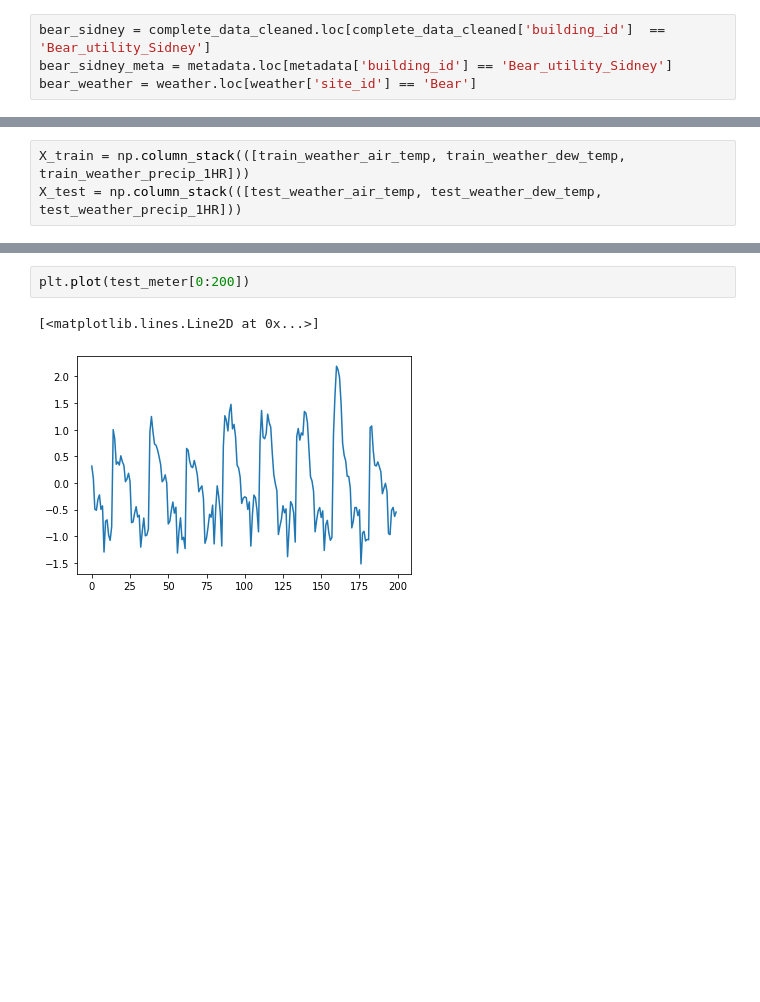
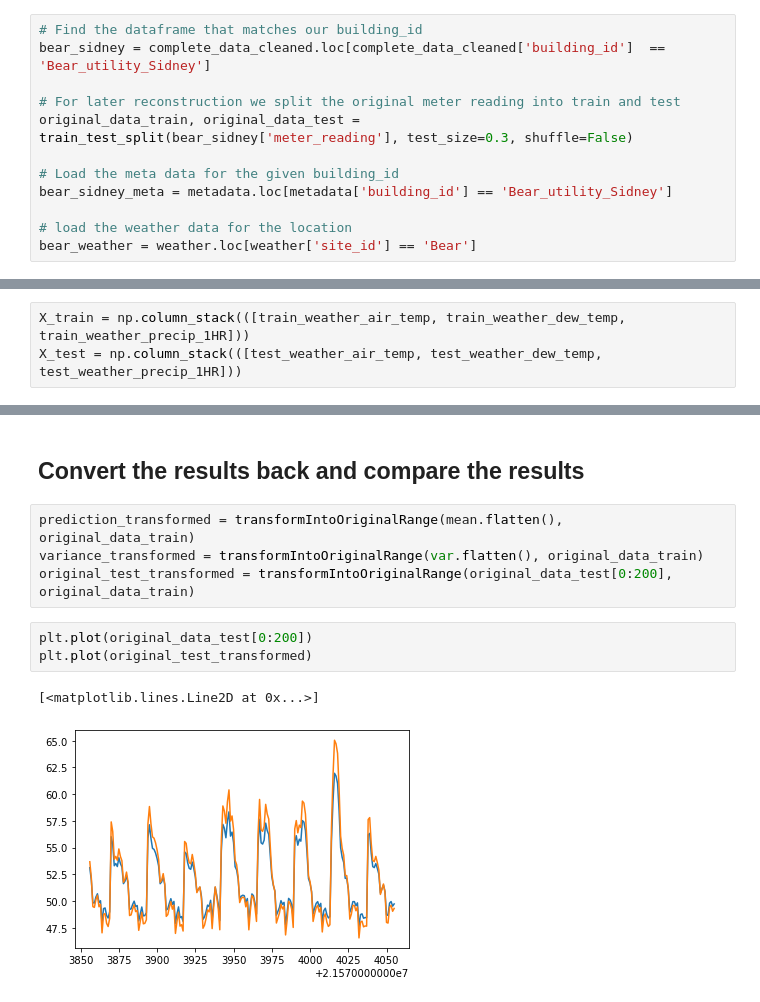
Before and after one commit to mdeppner/energy_demand_prediction_for_buildings, a Jupyter notebook: notebooks/Gaussian Processes Demand Prediction.ipynb, the cells around one changed output, grey strips where cells are left out. Drawn from its saved outputs; the diff is of its cells as text; blank space fills up the shorter version.

```diff
--- a/notebooks/Gaussian Processes Demand Prediction.ipynb
+++ b/notebooks/Gaussian Processes Demand Prediction.ipynb
@@ -290,7 +276,15 @@ weather['month'] = weather['timestamp'].dt.month
 complete_data_cleaned['dayOfWeek'] = complete_data_cleaned['timestamp'].dt.dayofweek
 # %%
+# Find the dataframe that matches our building_id
 bear_sidney = complete_data_cleaned.loc[complete_data_cleaned['building_id']  == 'Bear_utility_Sidney']
+
+# For later reconstruction we split the original meter reading into train and test
+original_data_train, original_data_test = train_test_split(bear_sidney['meter_reading'], test_size=0.3, shuffle=False)
+
+# Load the meta data for the given building_id
 bear_sidney_meta = metadata.loc[metadata['building_id'] == 'Bear_utility_Sidney']
+
+# load the weather data for the location
 bear_weather = weather.loc[weather['site_id'] == 'Bear']
 # %% [markdown]
 ### Transform into Gaussian
@@ -353,5 +343,12 @@ plt.plot(mean)
-# %%
-plt.plot(test_meter[0:200])
-# %% [output]
-[<matplotlib.lines.Line2D at 0x...>]
-[figure, removed]
+# %% [markdown]
+## Convert the results back and compare the results
+# %%
+prediction_transformed = transformIntoOriginalRange(mean.flatten(), original_data_train)
+variance_transformed = transformIntoOriginalRange(var.flatten(), original_data_train)
+original_test_transformed = transformIntoOriginalRange(original_data_test[0:200], original_data_train)
+# %%
+plt.plot(original_data_test[0:200])
+plt.plot(original_test_transformed)
+# %% [output]
+[<matplotlib.lines.Line2D at 0x...>]
+[figure, added]
```
Also changed, not shown: parts of 20 cells of this notebook.
